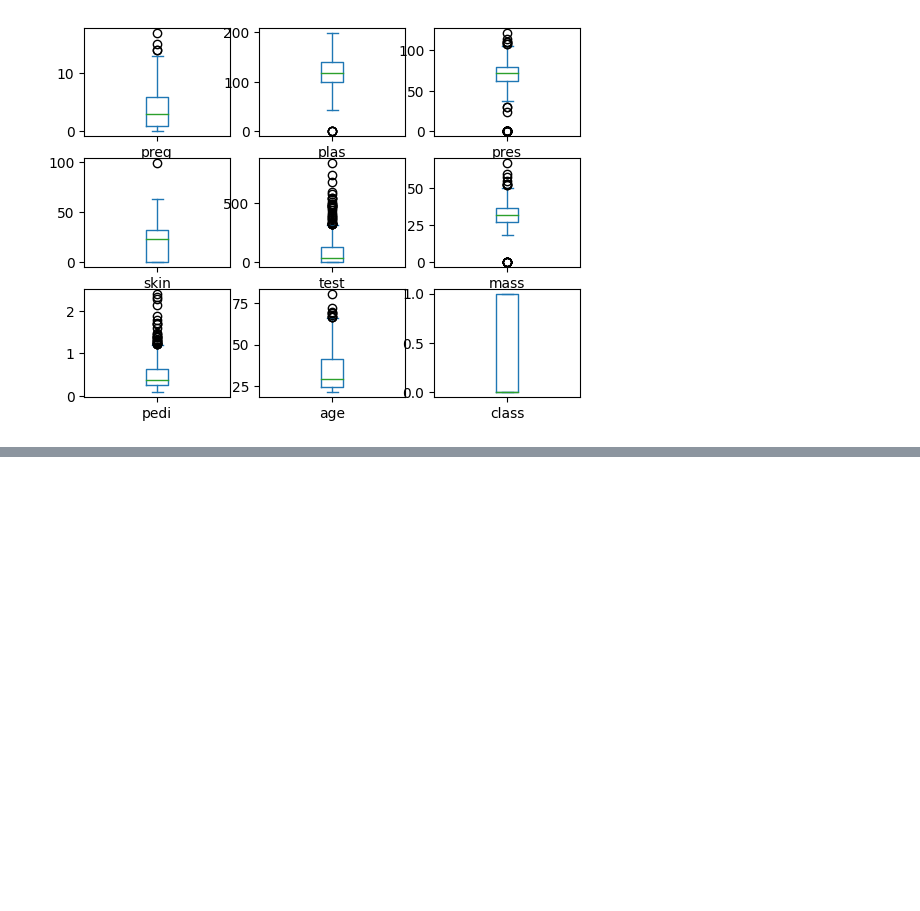
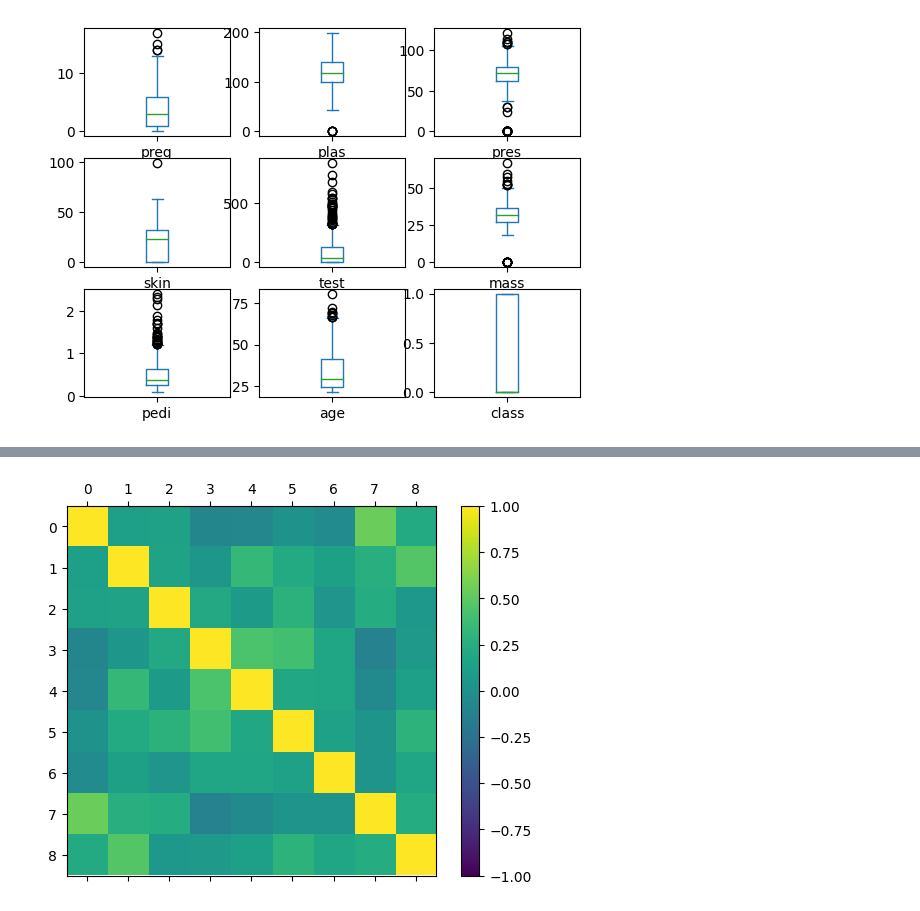
Before and after one commit to ZohanaZuthi/Hands_on_Machine_Learning-Scikit_Keras_Tensorflow, a Jupyter notebook: Pima_Indian_Project.ipynb, the cells around one changed output, grey strips where cells are left out. Saved outputs shown, nothing was run; the diff lists cells and outputs as text; code cells hidden in the pictures; blank space fills up the shorter version.

```diff
--- a/Pima_Indian_Project.ipynb
+++ b/Pima_Indian_Project.ipynb
@@ -283,0 +313,8 @@ dtype: object
+# %%
+fig=plt.figure()
+ax=fig.add_subplot(111)
+cax=ax.matshow(correlations,vmin=-1,vmax=1)
+fig.colorbar(cax)
+fig.show()
+# %% [output]
+[figure, added]
```
Also changed, not shown: parts of 5 cells of this notebook.
